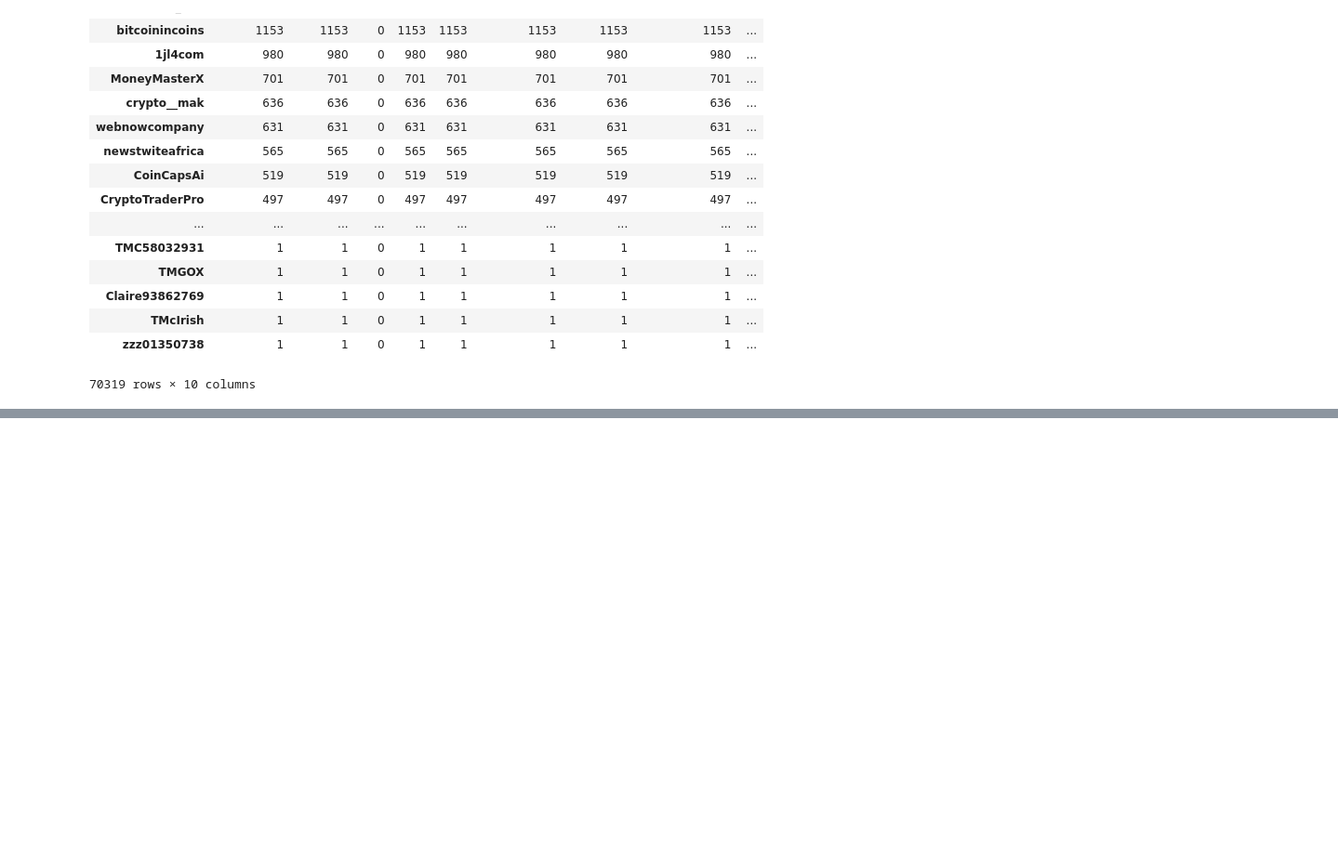
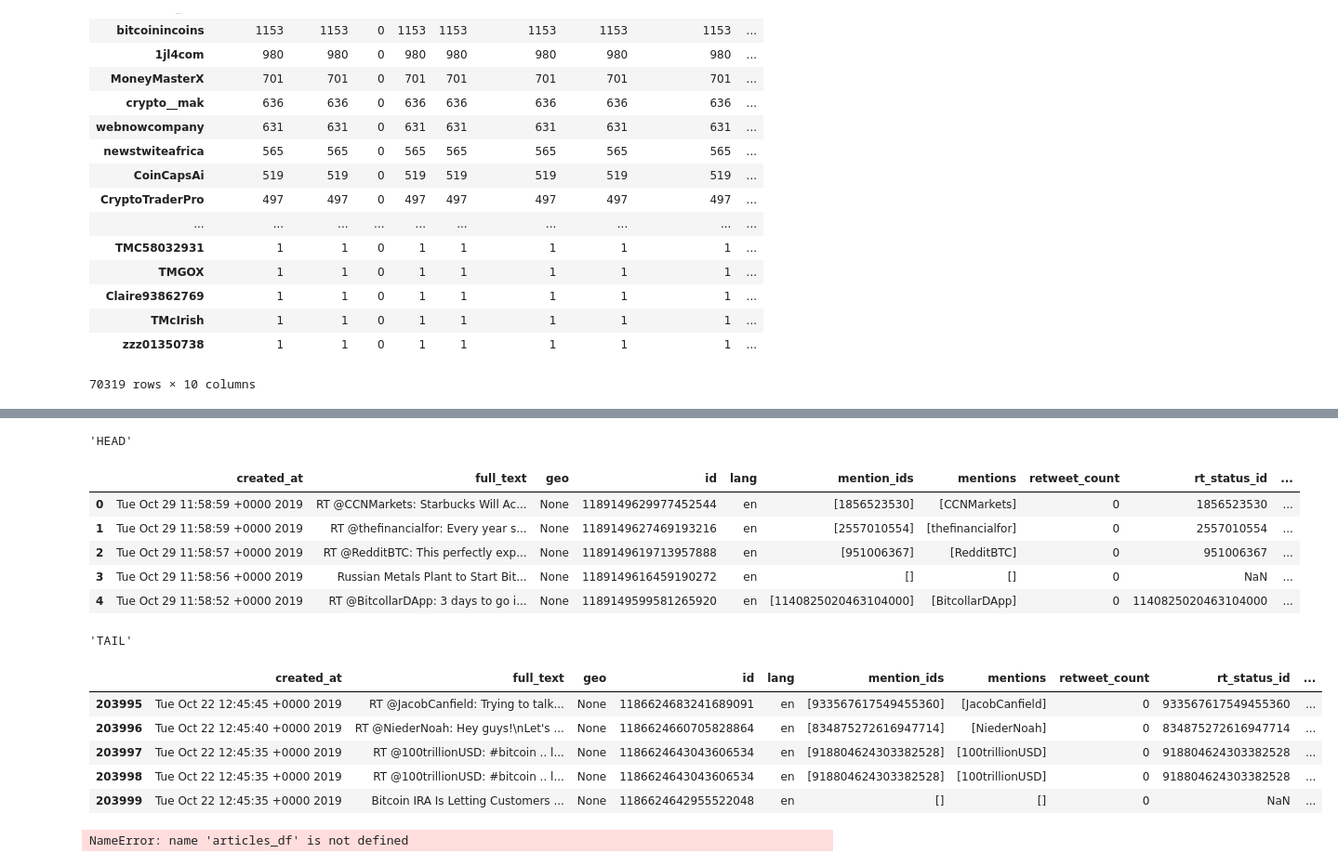
Before and after one commit to willwillis/Crypto-Sentiment-Clusters, a Jupyter notebook: notebooks/will/twitter/parse-premium-jsonl.ipynb, the cells around one changed output, grey strips where cells are left out. Shown: that part at 93% size. Saved outputs shown, nothing was run; the diff lists cells and outputs as text; code cells hidden in the pictures; blank space fills up the shorter version.

```diff
--- a/notebooks/will/twitter/parse-premium-jsonl.ipynb
+++ b/notebooks/will/twitter/parse-premium-jsonl.ipynb
@@ -181,0 +188,26 @@ all_tweets_df.groupby(['screen_name']).count().sort_values(by="id", ascending=Fa
+# %%
+tweet_sentiment_df = process_df(all_tweets_df, tokenize=True, sentiment=True)
+# %%
+display("HEAD")
+display(tweet_sentiment_df.head())
+display("TAIL")
+display(tweet_sentiment_df.tail())
+# %% [output]
+'HEAD'
+|  | created_at | full_text | geo | id | lang | mention_ids | mentions | retweet_count | rt_status_id | ... |
+| 0 | Tue Oct 29 11:58:59 +0000 2019 | RT @CCNMarkets: Starbucks Will Ac... | None | 1189149629977452544 | en | [1856523530] | [CCNMarkets] | 0 | 1856523530 | ... |
+| 1 | Tue Oct 29 11:58:59 +0000 2019 | RT @thefinancialfor: Every year s... | None | 1189149627469193216 | en | [2557010554] | [thefinancialfor] | 0 | 2557010554 | ... |
+| 2 | Tue Oct 29 11:58:57 +0000 2019 | RT @RedditBTC: This perfectly exp... | None | 1189149619713957888 | en | [951006367] | [RedditBTC] | 0 | 951006367 | ... |
+| 3 | Tue Oct 29 11:58:56 +0000 2019 | Russian Metals Plant to Start Bit... | None | 1189149616459190272 | en | [] | [] | 0 | NaN | ... |
+| 4 | Tue Oct 29 11:58:52 +0000 2019 | RT @BitcollarDApp: 3 days to go i... | None | 1189149599581265920 | en | [1140825020463104000] | [BitcollarDApp] | 0 | 1140825020463104000 | ... |
+'TAIL'
+|  | created_at | full_text | geo | id | lang | mention_ids | mentions | retweet_count | rt_status_id | ... |
+| 203995 | Tue Oct 22 12:45:45 +0000 2019 | RT @JacobCanfield: Trying to talk... | None | 1186624683241689091 | en | [933567617549455360] | [JacobCanfield] | 0 | 933567617549455360 | ... |
+| 203996 | Tue Oct 22 12:45:40 +0000 2019 | RT @NiederNoah: Hey guys!\nLet's ... | None | 1186624660705828864 | en | [834875272616947714] | [NiederNoah] | 0 | 834875272616947714 | ... |
+| 203997 | Tue Oct 22 12:45:35 +0000 2019 | RT @100trillionUSD: #bitcoin .. l... | None | 1186624643043606534 | en | [918804624303382528] | [100trillionUSD] | 0 | 918804624303382528 | ... |
+| 203998 | Tue Oct 22 12:45:35 +0000 2019 | RT @100trillionUSD: #bitcoin .. l... | None | 1186624643043606534 | en | [918804624303382528] | [100trillionUSD] | 0 | 918804624303382528 | ... |
+| 203999 | Tue Oct 22 12:45:35 +0000 2019 | Bitcoin IRA Is Letting Customers ... | None | 1186624642955522048 | en | [] | [] | 0 | NaN | ... |
+# %%
+tweet_sentiment_df_non_tokenized = process_df(all_tweets_df, tokenize=False, sentiment=True)
+# %% [output]
+NameError: name 'articles_df' is not defined
```
Also changed, not shown: parts of 1 cell of this notebook, 1 other file.
